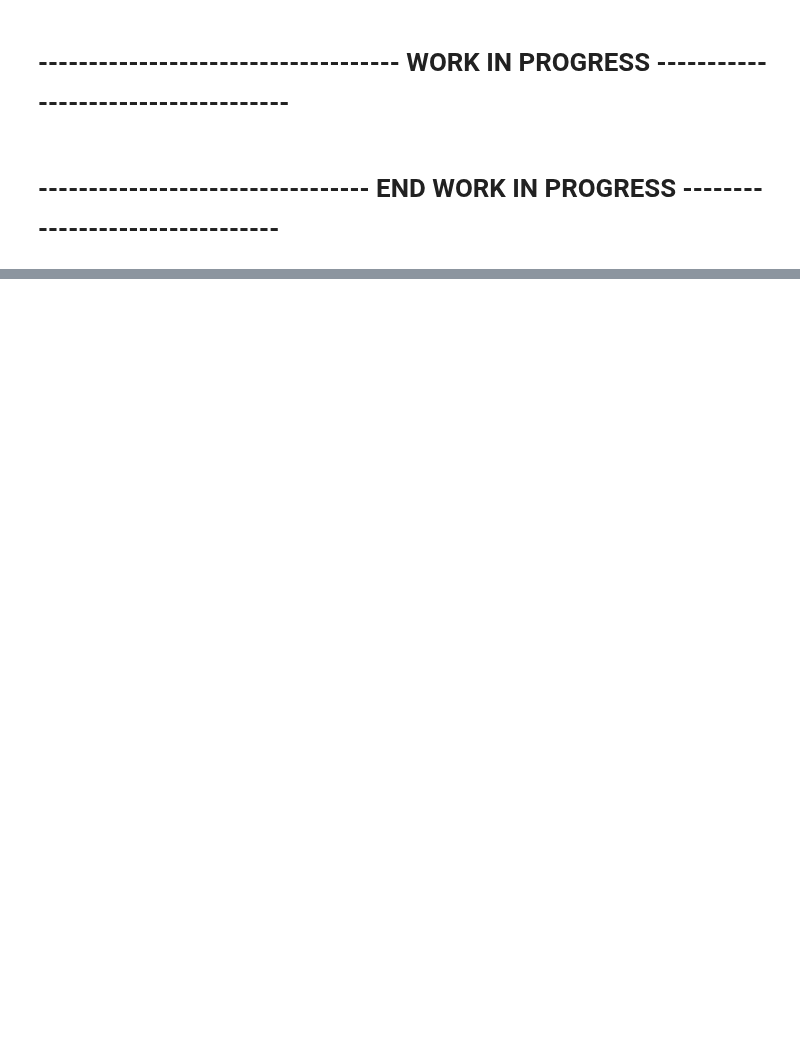
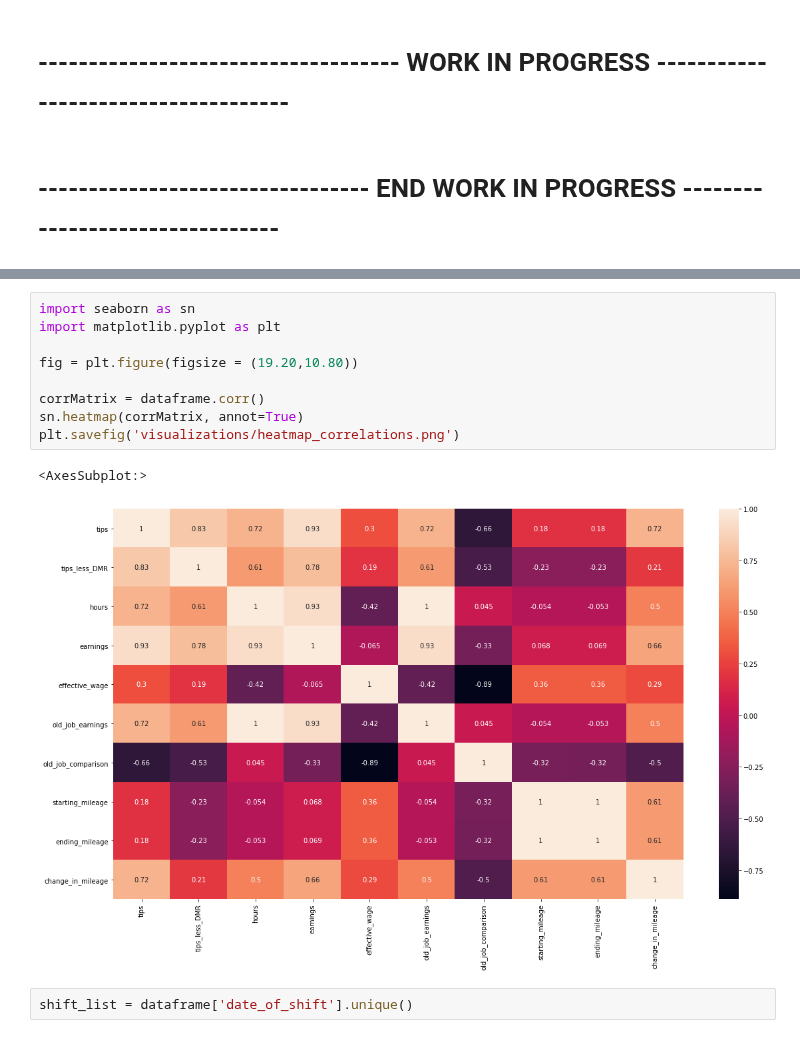
Before and after one commit to HendersonAlec2212/jj_earnings_tracker, a Jupyter notebook: jj_shift_record_and_visualization.ipynb, the cells around one changed output, grey strips where cells are left out. Drawn from its saved outputs; the diff is of its cells as text; blank space fills up the shorter version.

```diff
--- a/jj_shift_record_and_visualization.ipynb
+++ b/jj_shift_record_and_visualization.ipynb
@@ -550,0 +645,14 @@ dataframe.describe()
+# %%
+import seaborn as sn
+import matplotlib.pyplot as plt
+
+fig = plt.figure(figsize = (19.20,10.80))
+
+corrMatrix = dataframe.corr()
+sn.heatmap(corrMatrix, annot=True)
+plt.savefig('visualizations/heatmap_correlations.png')
+# %% [output]
+<AxesSubplot:>
+[figure, added]
+# %%
+shift_list = dataframe['date_of_shift'].unique()
```
Also changed, not shown: parts of 5 cells of this notebook.
